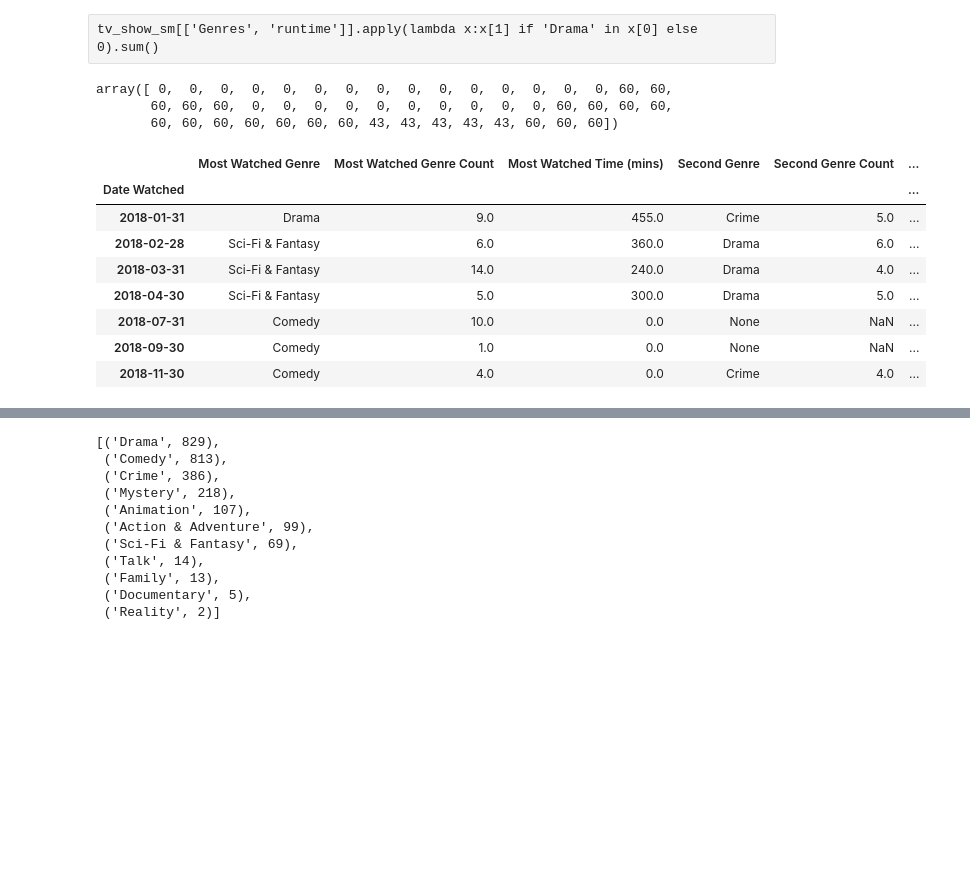
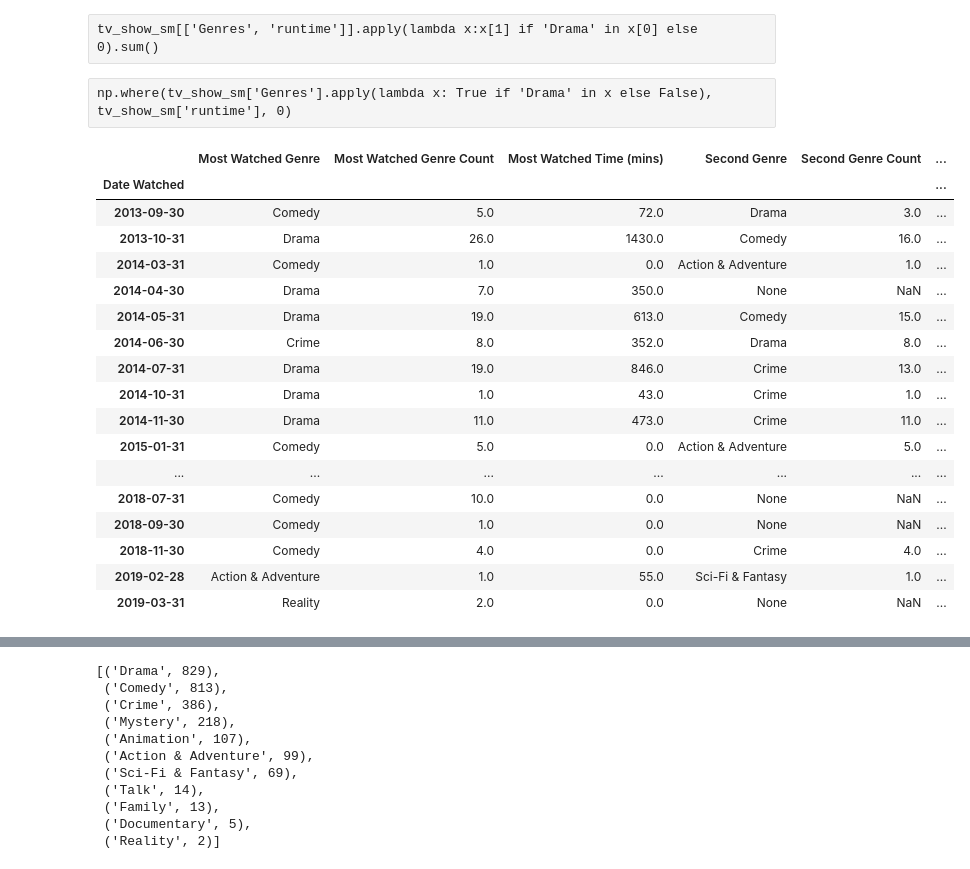
Before and after one commit to malctaylor15/Netflix_TMDB, a Jupyter notebook: Notebooks/Analysis v1 .ipynb, the cells around one changed output, grey strips where cells are left out. Cells and saved outputs as stored; diff of their text form; code cells hidden in the pictures; blank space fills up the shorter version.

```diff
--- a/Notebooks/Analysis v1 .ipynb
+++ b/Notebooks/Analysis v1 .ipynb
@@ -186,7 +188,8 @@ def monthly_agg(df):
     out_series = pd.Series(out)
     return(out_series)
 # %%
-tv_show_sm = tv_show_df[tv_show_df['Date Watched'].between('2018-01-01', '2019-01-01')]
+# tv_show_sm = tv_show_df[tv_show_df['Date Watched'].between('2018-01-01', '2019-01-01')]
+tv_show_sm = tv_show_df.copy()
 tv_show_sm.set_index('Date Watched', inplace=True)
 tv_show_sm.shape
 # %% [output]
@@ -227,26 +230,31 @@ Index(['Title', 'Show Name', 'Season', 'Episode Name', 'TV Show flag',
       dtype='object')
 # %% [raw]
 tv_show_sm[['Genres', 'runtime']].apply(lambda x:x[1] if 'Drama' in x[0] else 0).sum()
-# %%
-np.where(tv_show_sm['Genres'].apply(lambda x: True if 'Drama' in x else False), tv_show_sm['runtime'], 0)
-# %% [output]
-array([ 0,  0,  0,  0,  0,  0,  0,  0,  0,  0,  0,  0,  0,  0,  0, 60, 60,
-       60, 60, 60,  0,  0,  0,  0,  0,  0,  0,  0,  0,  0, 60, 60, 60, 60,
-       60, 60, 60, 60, 60, 60, 60, 43, 43, 43, 43, 43, 60, 60, 60])
+# %% [raw]
+np.where(tv_show_sm['Genres'].apply(lambda x: True if 'Drama' in x else False), tv_show_sm['runtime'], 0)
 # %%
 monthly_gb = tv_show_sm.groupby(pd.Grouper(freq='M')).apply(lambda x:monthly_agg(x))
 monthly_gb = monthly_gb[monthly_gb['Most Watched Genre'].notnull()]
-monthly_gb
+monthly_gb.head(10)
 # %% [output]
 |  | Most Watched Genre | Most Watched Genre Count | Most Watched Time (mins) | Second Genre | Second Genre Count | ... |
 | Date Watched |  |  |  |  |  | ... |
-| 2018-01-31 | Drama | 9.0 | 455.0 | Crime | 5.0 | ... |
-| 2018-02-28 | Sci-Fi & Fantasy | 6.0 | 360.0 | Drama | 6.0 | ... |
-| 2018-03-31 | Sci-Fi & Fantasy | 14.0 | 240.0 | Drama | 4.0 | ... |
-| 2018-04-30 | Sci-Fi & Fantasy | 5.0 | 300.0 | Drama | 5.0 | ... |
+| 2013-09-30 | Comedy | 5.0 | 72.0 | Drama | 3.0 | ... |
+| 2013-10-31 | Drama | 26.0 | 1430.0 | Comedy | 16.0 | ... |
+| 2014-03-31 | Comedy | 1.0 | 0.0 | Action & Adventure | 1.0 | ... |
+| 2014-04-30 | Drama | 7.0 | 350.0 | None | NaN | ... |
+| 2014-05-31 | Drama | 19.0 | 613.0 | Comedy | 15.0 | ... |
+| 2014-06-30 | Crime | 8.0 | 352.0 | Drama | 8.0 | ... |
+| 2014-07-31 | Drama | 19.0 | 846.0 | Crime | 13.0 | ... |
+| 2014-10-31 | Drama | 1.0 | 43.0 | Crime | 1.0 | ... |
+| 2014-11-30 | Drama | 11.0 | 473.0 | Crime | 11.0 | ... |
+| 2015-01-31 | Comedy | 5.0 | 0.0 | Action & Adventure | 5.0 | ... |
+| ... | ... | ... | ... | ... | ... | ... |
 | 2018-07-31 | Comedy | 10.0 | 0.0 | None | NaN | ... |
 | 2018-09-30 | Comedy | 1.0 | 0.0 | None | NaN | ... |
 | 2018-11-30 | Comedy | 4.0 | 0.0 | Crime | 4.0 | ... |
+| 2019-02-28 | Action & Adventure | 1.0 | 55.0 | Sci-Fi & Fantasy | 1.0 | ... |
+| 2019-03-31 | Reality | 2.0 | 0.0 | None | NaN | ... |
 # %%
 all_genres = []
 lengths = []
```
Also changed, not shown: parts of 11 cells of this notebook.
